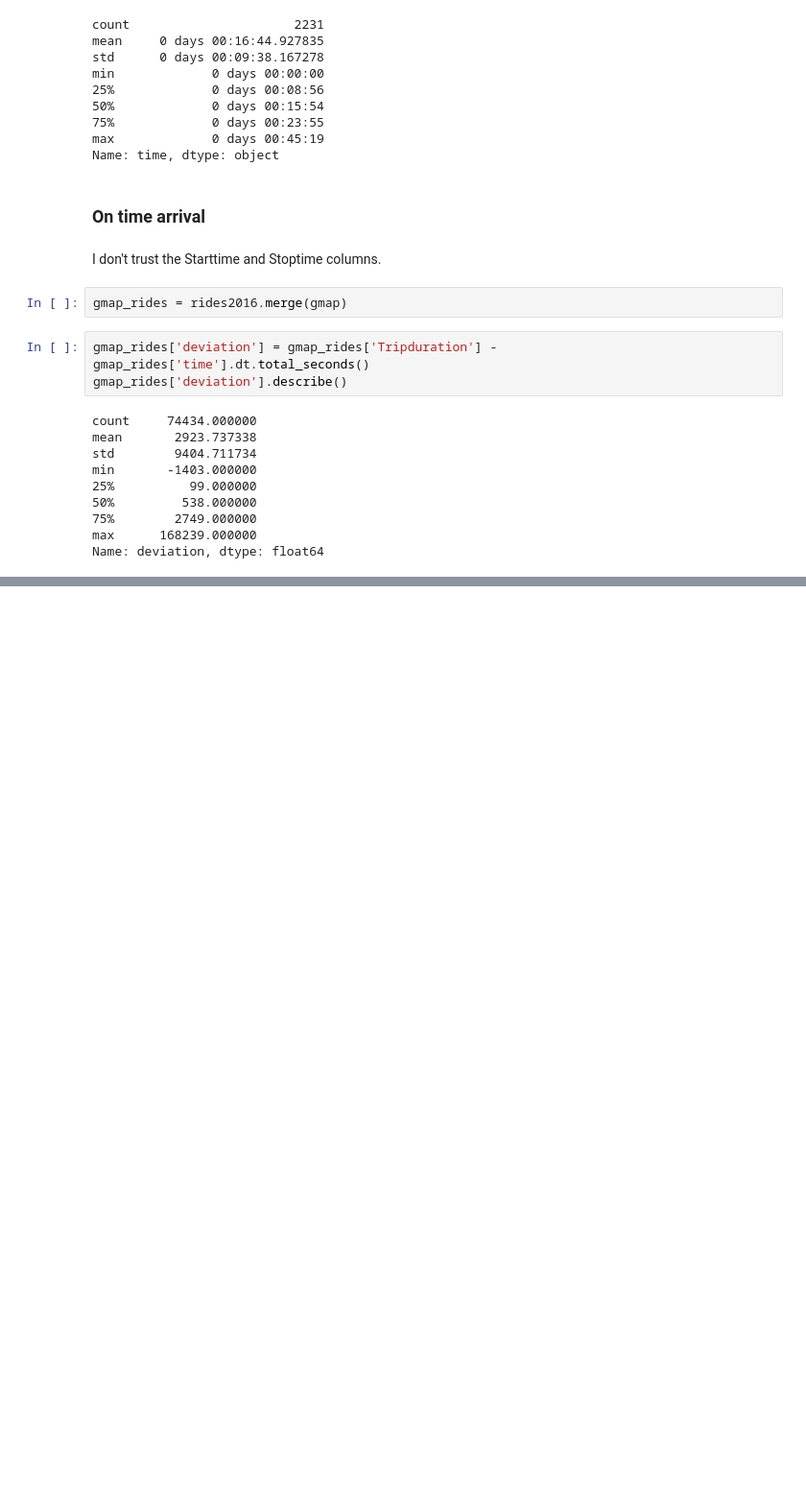
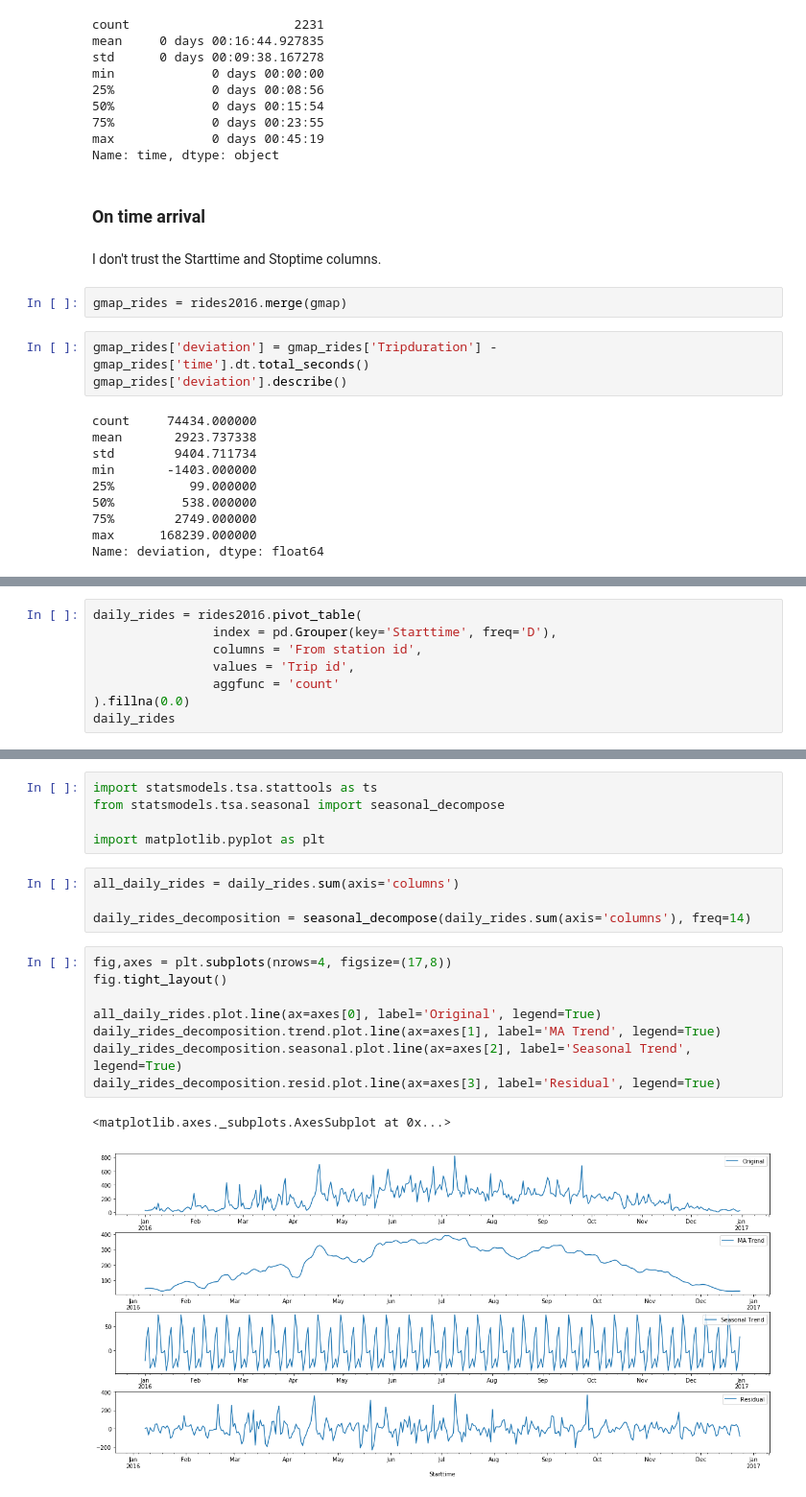
Before and after one commit to AlbertDeFusco/healthyride, a Jupyter notebook: ShowAndTell/December6.ipynb, the cells around one changed output, grey strips where cells are left out. Shown at 96% size. Saved outputs shown, nothing was run; the diff lists cells and outputs as text; blank space fills up the shorter version.

```diff
--- a/ShowAndTell/December6.ipynb
+++ b/ShowAndTell/December6.ipynb
@@ -581,0 +724,8 @@ fast_rides[['From station name','To station name','pct_grade','deviation']].nsma
+# %%
+daily_rides = rides2016.pivot_table(
+                index = pd.Grouper(key='Starttime', freq='D'),
+                columns = 'From station id',
+                values = 'Trip id',
+                aggfunc = 'count'
+).fillna(0.0)
+daily_rides
@@ -581,0 +796,20 @@ fast_rides[['From station name','To station name','pct_grade','deviation']].nsma
+# %%
+import statsmodels.tsa.stattools as ts
+from statsmodels.tsa.seasonal import seasonal_decompose
+
+import matplotlib.pyplot as plt
+# %%
+all_daily_rides = daily_rides.sum(axis='columns')
+
+daily_rides_decomposition = seasonal_decompose(daily_rides.sum(axis='columns'), freq=14)
+# %%
+fig,axes = plt.subplots(nrows=4, figsize=(17,8))
+fig.tight_layout()
+
+all_daily_rides.plot.line(ax=axes[0], label='Original', legend=True)
+daily_rides_decomposition.trend.plot.line(ax=axes[1], label='MA Trend', legend=True)
+daily_rides_decomposition.seasonal.plot.line(ax=axes[2], label='Seasonal Trend', legend=True)
+daily_rides_decomposition.resid.plot.line(ax=axes[3], label='Residual', legend=True)
+# %% [output]
+<matplotlib.axes._subplots.AxesSubplot at 0x...>
+[figure, added]
```
Also changed, not shown: parts of 35 cells of this notebook, 1 other file.
